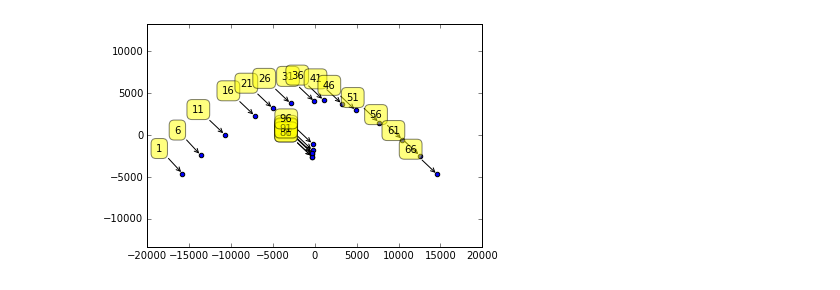
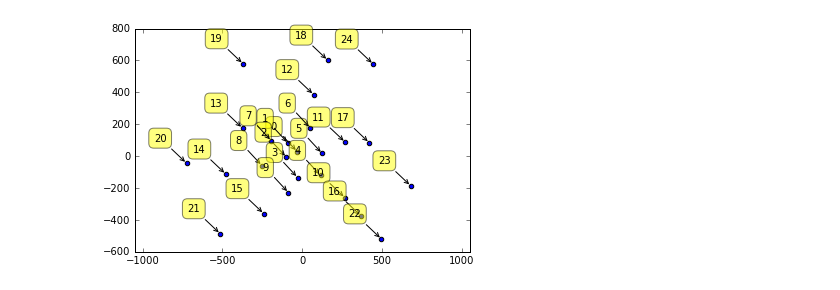
Before and after one commit to alenkran/EE368_Final_Project, a Jupyter notebook: preliminary.ipynb, the cells around one changed output. Saved outputs shown, nothing was run; the diff lists cells and outputs as text; code cells hidden in the pictures.

Commit message:
Made 3D cube simulation

```diff
--- a/preliminary.ipynb
+++ b/preliminary.ipynb
@@ -17,18 +17,19 @@ reload(rv)
 # %%
 # generate the data
 num_frame = 100
-video = sim.make_rotating_square(num_frame, 0.1, 360, sigma=0)
+# video = sim.make_rotating_square(num_frame, 0.1, 180, sigma=0)
+video = sim.cube_simulation(.5, 25, sigma = 0.5)
 
 # format the data
 vec_img = [f.reshape((1, -1)) for f in video]
 X = np.concatenate(vec_img,axis = 0)
 
 # Shuffle rows of X
-# np.random.shuffle(X)
+#np.random.shuffle(X)
 # %%
 # apply isomap
 n_neighbors = 2
-X_iso = manifold.Isomap(n_neighbors, n_components=2).fit_transform(X)
+X_iso = manifold.Isomap(n_neighbors, n_components=4).fit_transform(X)
 
 # Reconstruct order of frames
 frame_order = rv.greedy_reconstruct_frame_order(X_iso)
@@ -62,13 +82,14 @@ labels = range(0,num_frame)
 labels = labels[1::5]
 # %%
 plt.scatter(X_iso[:,0], X_iso[:,1])
+labels = range(0,25)
 plt.axis('equal')
 for label, x, y in zip(labels, X_iso[:, 0], X_iso[:, 1]):
     plt.annotate(
         label,
         xy = (x, y), xytext = (-20, 20),
         textcoords = 'offset points', ha = 'right', va = 'bottom',
         bbox = dict(boxstyle = 'round,pad=0.5', fc = 'yellow', alpha = 0.5),
         arrowprops = dict(arrowstyle = '->', connectionstyle = 'arc3,rad=0'))
 # %% [output]
-[figure, old version]
+[figure, new version]
```
Also changed, not shown: parts of 7 cells of this notebook, 3 other files.
